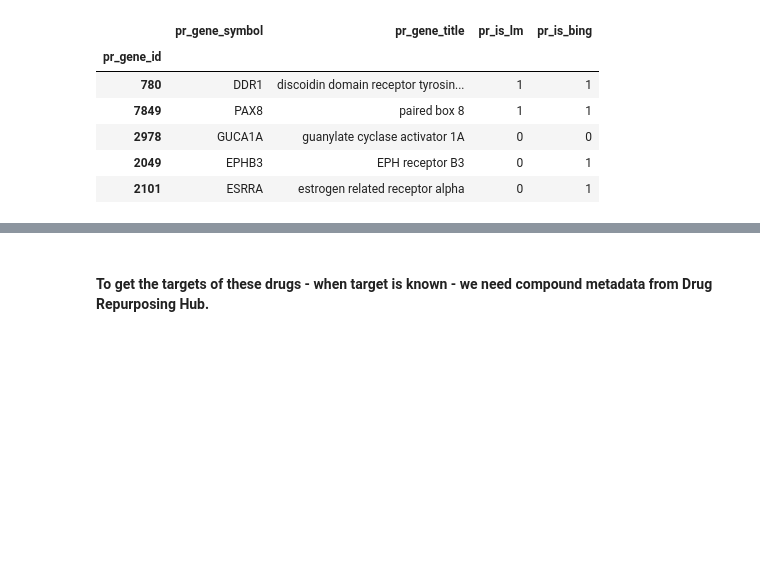
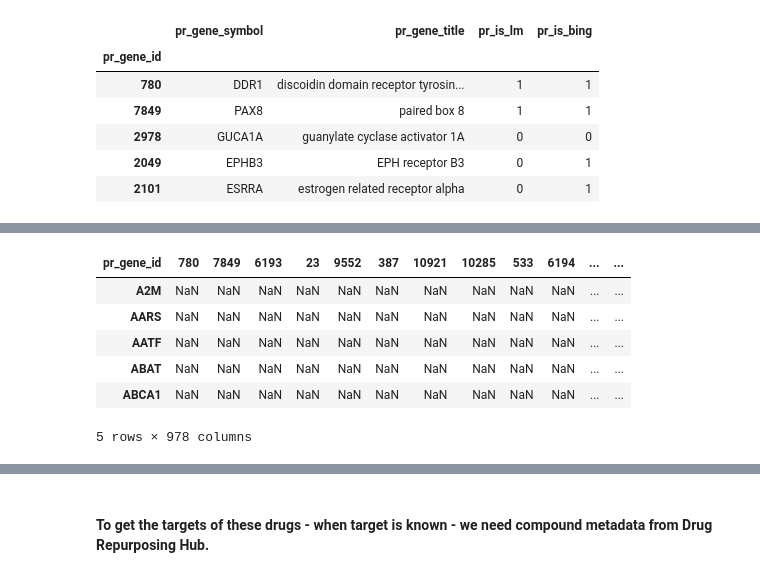
Before and after one commit to SabaKhatatneh/SabaKhatatneh_MSc_Thesis, a Jupyter notebook: Drugs/Data_preperation_drugs.ipynb, the cells around one changed output, grey strips where cells are left out. Cells and saved outputs as stored; diff of their text form; code cells hidden in the pictures; blank space fills up the shorter version.

```diff
--- a/Drugs/Data_preperation_drugs.ipynb
+++ b/Drugs/Data_preperation_drugs.ipynb
@@ -78,0 +147,14 @@ def calc_MODZ(data):
+# %%
+#we will store perturabtion expression profiles in a DataFrame
+#rows are the perturbed genes, columns are the measured landmark genes from LINCS
+genes_perturbed=sig_info_shRNA['pert_iname'].unique()
+consensus_signatures_shRNA=pd.DataFrame(index=genes_perturbed,columns=gene_ids.index)
+consensus_signatures_shRNA.head()
+# %% [output]
+| pr_gene_id | 780 | 7849 | 6193 | 23 | 9552 | 387 | 10921 | 10285 | 533 | 6194 | ... | ... |
+| A2M | NaN | NaN | NaN | NaN | NaN | NaN | NaN | NaN | NaN | NaN | ... | ... |
+| AARS | NaN | NaN | NaN | NaN | NaN | NaN | NaN | NaN | NaN | NaN | ... | ... |
+| AATF | NaN | NaN | NaN | NaN | NaN | NaN | NaN | NaN | NaN | NaN | ... | ... |
+| ABAT | NaN | NaN | NaN | NaN | NaN | NaN | NaN | NaN | NaN | NaN | ... | ... |
+| ABCA1 | NaN | NaN | NaN | NaN | NaN | NaN | NaN | NaN | NaN | NaN | ... | ... |
+5 rows × 978 columns
```
Also changed, not shown: parts of 15 cells of this notebook, 2 other files.
